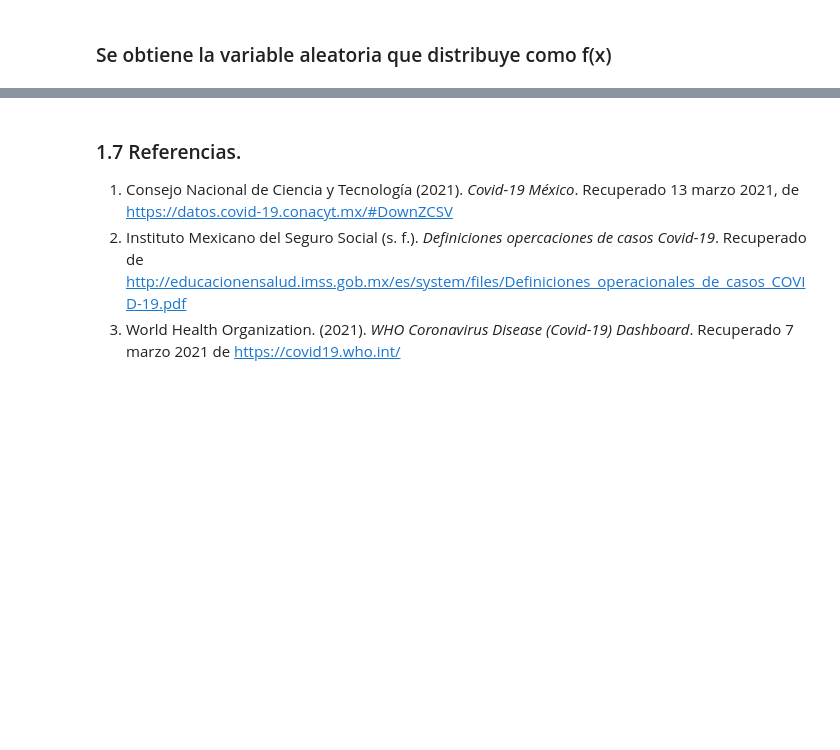
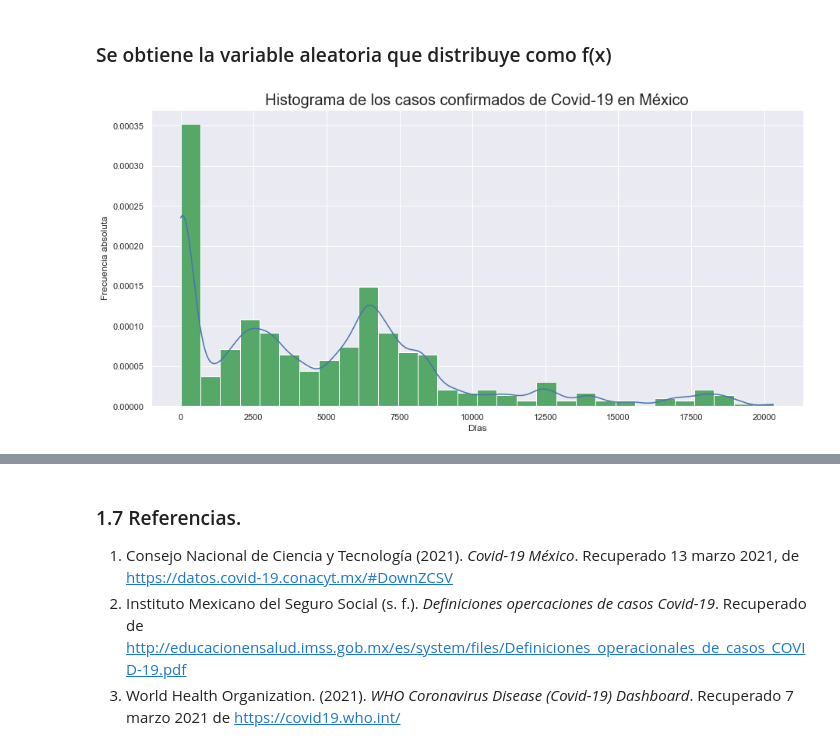
Before and after one commit to Miriam1999/proyecto_modulo1, a Jupyter notebook: ProyectoModulo1_MedellínM_OrtizM.ipynb, the cells around one changed output, grey strips where cells are left out. Saved outputs shown, nothing was run; the diff lists cells and outputs as text; code cells hidden in the pictures; blank space fills up the shorter version.

```diff
--- a/ProyectoModulo1_MedellínM_OrtizM.ipynb
+++ b/ProyectoModulo1_MedellínM_OrtizM.ipynb
@@ -180,5 +169,19 @@ plt.show()
 # %% [markdown]
 ### Se obtiene la variable aleatoria que distribuye como f(x)
+# %%
+#Se obtiene y se gráfica la función de distribución
+kde_sklearn = KernelDensity(bandwidth=379.40,kernel='gaussian').fit(x[:,np.newaxis])
+f_skle = lambda x: np.exp(kde_sklearn.score_samples(x[:,None]))#Función de densidad g(x)
+x_grid = np.linspace(1, 20315, 1000)
+plt.figure(figsize=[15,7])
+plt.plot(x_grid,f_skle(x_grid))
+plt.hist(x,bins=30,density=True, color="g")
+plt.title("Histograma de los casos confirmados de Covid-19 en México", fontsize = 20)
+plt.xlabel("Días", fontsize = 12)
+plt.ylabel("Frecuencia absoluta", fontsize = 12)
+plt.show()
+# %% [output]
+[figure, added]
 # %%
 def Acep_rechazo(R2:'Variables distruidas U~U(0,1)',
                  R1:'Variables distribuidas como g(x)',
```
Also changed, not shown: parts of 13 cells of this notebook.
